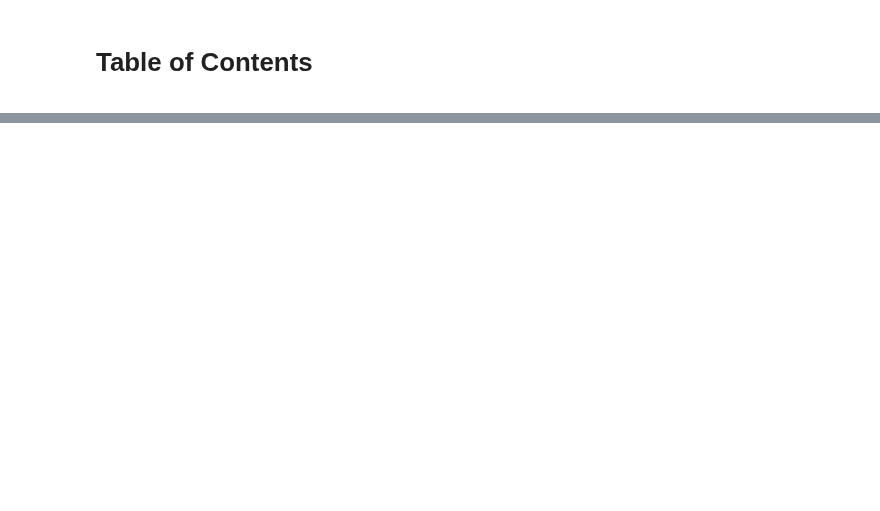
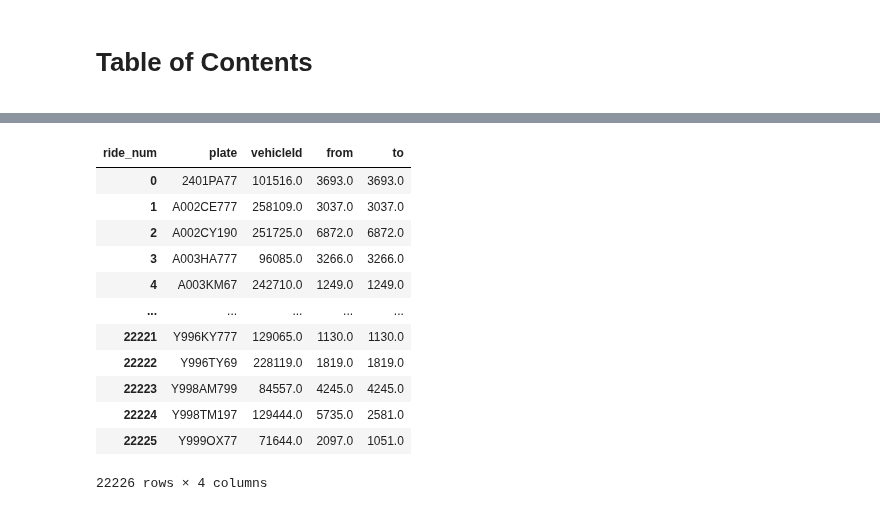
Before and after one commit to goshaov/projects, a Jupyter notebook: cargo_flows/rides.ipynb, the cells around one changed output, grey strips where cells are left out. Cells and saved outputs as stored; diff of their text form; code cells hidden in the pictures; blank space fills up the shorter version.

```diff
--- a/cargo_flows/rides.ipynb
+++ b/cargo_flows/rides.ipynb
@@ -51,0 +121,4 @@ rides_workday.head()
+# %%
+truck_rides_from_to = truck_rides_1_2[truck_rides_1_2['plate'].duplicated(keep=False)].sort_values(
+    by=['plate', 'ride_num'])
+truck_rides_from_to.head(6)
@@ -51,0 +133,6 @@ rides_workday.head()
+# %%
+truck_rides_from_to = truck_rides_from_to.drop_duplicates(subset=['plate', 'ride_num'])
+# %%
+# truck_rides_from_to = truck_rides_from_to.assign(idx=truck_rides_from_to.groupby('ride_num').cumcount())
+truck_rides_from_to['id'] = truck_rides_from_to['id'].astype('str')
+truck_rides_from_to.head(6)
@@ -51,0 +172,18 @@ rides_workday.head()
+# %%
+truck_rides_from_to.columns = truck_rides_from_to.columns.droplevel()
+truck_rides_from_to = truck_rides_from_to.reset_index()
+truck_rides_from_to
+# %% [output]
+| ride_num | plate | vehicleId | from | to |
+| 0 | 2401PA77 | 101516.0 | 3693.0 | 3693.0 |
+| 1 | A002CE777 | 258109.0 | 3037.0 | 3037.0 |
+| 2 | A002CY190 | 251725.0 | 6872.0 | 6872.0 |
+| 3 | A003HA777 | 96085.0 | 3266.0 | 3266.0 |
+| 4 | A003KM67 | 242710.0 | 1249.0 | 1249.0 |
+| ... | ... | ... | ... | ... |
+| 22221 | Y996KY777 | 129065.0 | 1130.0 | 1130.0 |
+| 22222 | Y996TY69 | 228119.0 | 1819.0 | 1819.0 |
+| 22223 | Y998AM799 | 84557.0 | 4245.0 | 4245.0 |
+| 22224 | Y998TM197 | 129444.0 | 5735.0 | 2581.0 |
+| 22225 | Y999OX77 | 71644.0 | 2097.0 | 1051.0 |
+22226 rows × 4 columns
```
Also changed, not shown: parts of 29 cells of this notebook.
